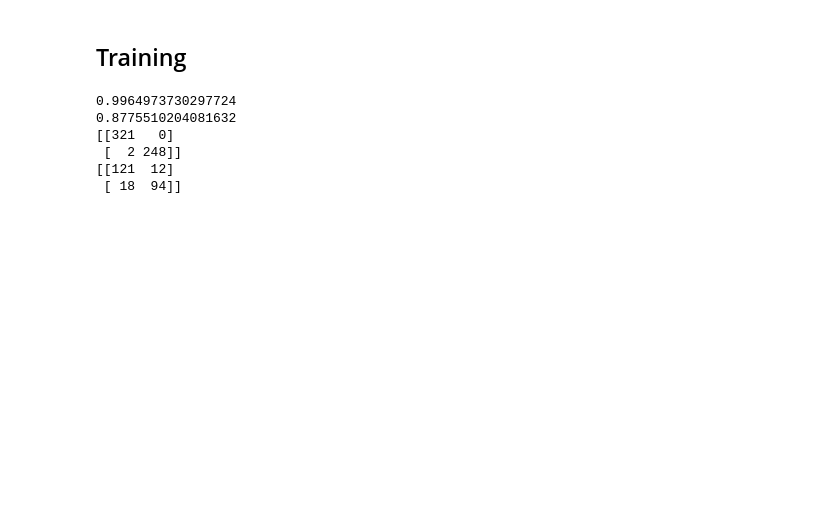
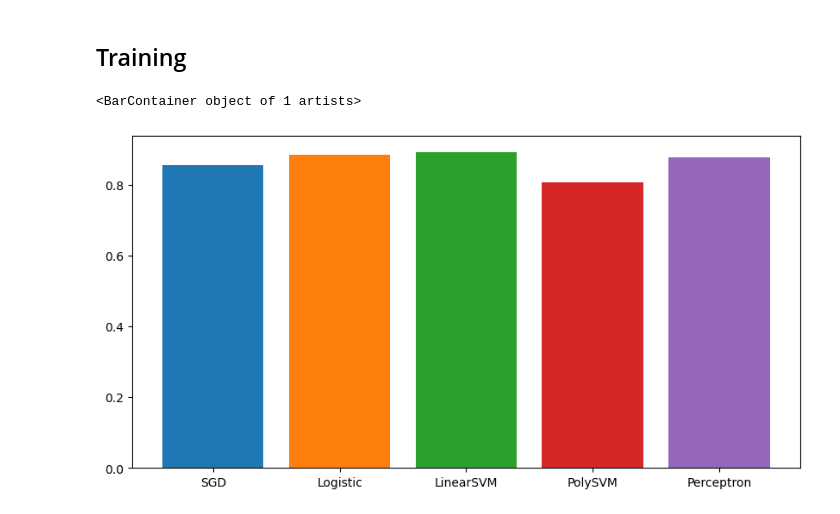
Before and after one commit to ishaansingh99/NLP_FAKE_NEWS_PROJECT, a Jupyter notebook: main.ipynb, the cells around one changed output. Cells and saved outputs as stored; diff of their text form; code cells hidden in the pictures; blank space fills up the shorter version.

```diff
--- a/main.ipynb
+++ b/main.ipynb
@@ -247,14 +259,0 @@ pred_train_labels, pred_test_labels = Classify(X_train_features,X_test_features,
-# %%
-from sklearn.metrics import confusion_matrix
-
-print(accuracy_score(y_train,pred_train_labels))
-print(accuracy_score(y_test,pred_test_labels))
-print(confusion_matrix(y_train,pred_train_labels))
-print(confusion_matrix(y_test,pred_test_labels))
-# %% [output]
-0.9964973730297724
-0.8775510204081632
-[[321   0]
- [  2 248]]
-[[121  12]
- [ 18  94]]
@@ -302,0 +260,20 @@ print(confusion_matrix(y_test,test_labels))
+# %%
+plt.figure(figsize=(10,5))
+
+#Getting feature matrices
+X_train_features, X_test_features = FeatureExtraction(X_train,X_test,m,n,max_df=bestMaxDf,min_df=bestMinDf)
+
+#Classification
+pred_train_labels, pred_test_labels = Classify(X_train_features,X_test_features,y_train,method='SGD')
+plt.bar('SGD',accuracy_score(y_test,pred_test_labels))
+pred_train_labels, pred_test_labels = Classify(X_train_features,X_test_features,y_train,method='Logistic')
+plt.bar('Logistic',accuracy_score(y_test,pred_test_labels))
+pred_train_labels, pred_test_labels = Classify(X_train_features,X_test_features,y_train,method='LinearSVM')
+plt.bar('LinearSVM',accuracy_score(y_test,pred_test_labels))
+pred_train_labels, pred_test_labels = Classify(X_train_features,X_test_features,y_train,method='PolySVM')
+plt.bar('PolySVM',accuracy_score(y_test,pred_test_labels))
+pred_train_labels, pred_test_labels = Classify(X_train_features,X_test_features,y_train,method='Perceptron')
+plt.bar('Perceptron',accuracy_score(y_test,pred_test_labels))
+# %% [output]
+<BarContainer object of 1 artists>
+[figure, added]
```
Also changed, not shown: parts of 8 cells of this notebook.
